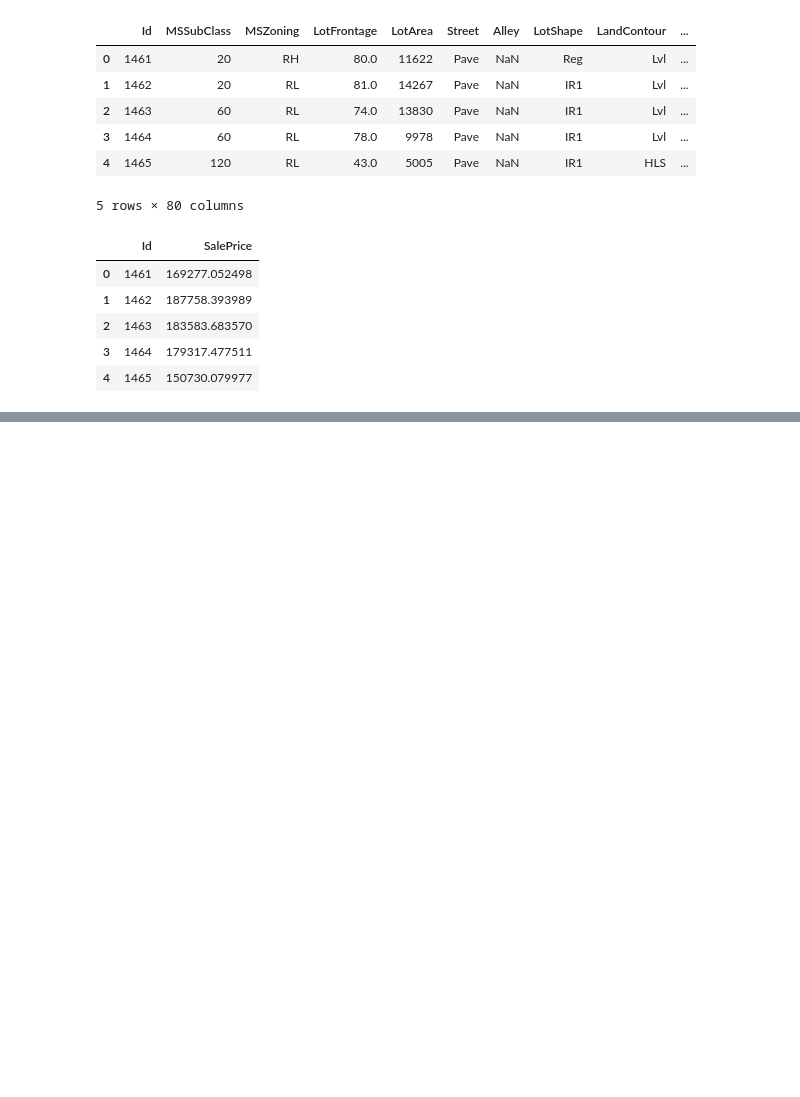
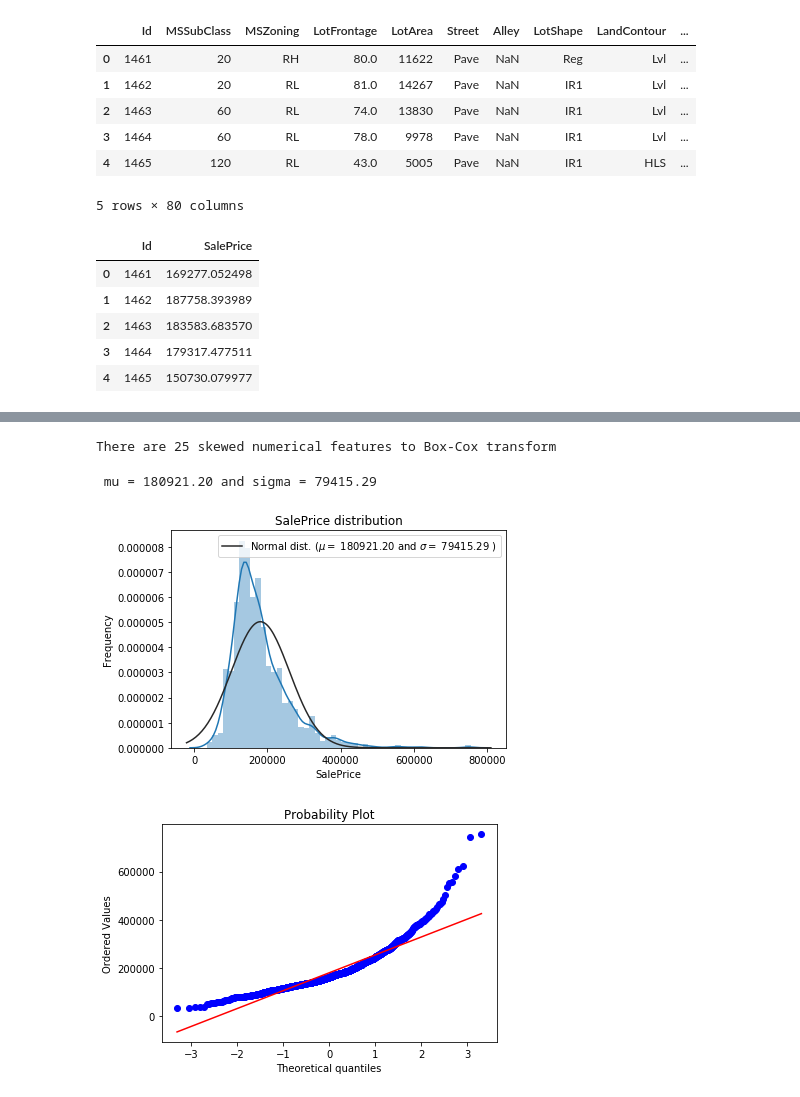
Before and after one commit to kinopee0219/housing_price, a Jupyter notebook: house_price.ipynb, the cells around one changed output, grey strips where cells are left out. Drawn from its saved outputs; the diff is of its cells as text; code cells hidden in the pictures; blank space fills up the shorter version.

```diff
--- a/house_price.ipynb
+++ b/house_price.ipynb
@@ -325,0 +199,12 @@ LinearRegression(copy_X=True, fit_intercept=True, n_jobs=None,
+# %%
+skewed_features_selected = skewed_features[abs(skewed_features)>0.75]
+print("There are {} skewed numerical features to Box-Cox transform".format(skewed_features_selected.shape[0]))
+
+from scipy.special import boxcox1p
+skewed_selected_ind = skewed_features_selected.index
+lam = 0.15
+
+for feat in skewed_selected_ind:
+    all_data[feat] = boxcox1p(all_data[feat], lam)
+# %% [output]
+There are 25 skewed numerical features to Box-Cox transform
@@ -325,0 +221,22 @@ LinearRegression(copy_X=True, fit_intercept=True, n_jobs=None,
+# %%
+# target value analysis
+sns.distplot(y_train , fit=norm);
+
+# Get the fitted parameters used by the function
+(mu, sigma) = norm.fit(y_train)
+print( '\n mu = {:.2f} and sigma = {:.2f}\n'.format(mu, sigma))
+
+#Now plot the distribution
+plt.legend(['Normal dist. ($\mu=$ {:.2f} and $\sigma=$ {:.2f} )'.format(mu, sigma)],
+            loc='best')
+plt.ylabel('Frequency')
+plt.title('SalePrice distribution')
+
+#Get also the QQ-plot
+fig = plt.figure()
+res = stats.probplot(y_train, plot=plt)
+plt.show()
+# %% [output]
+ mu = 180921.20 and sigma = 79415.29
+[figure, added]
+[figure, added]
```
Also changed, not shown: parts of 51 cells of this notebook.
